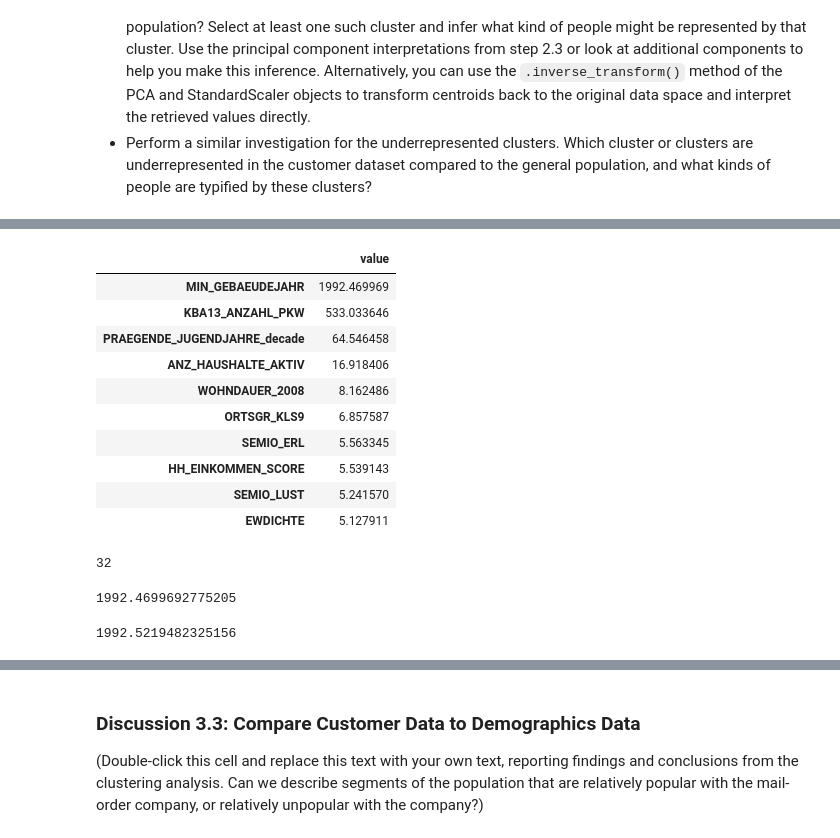
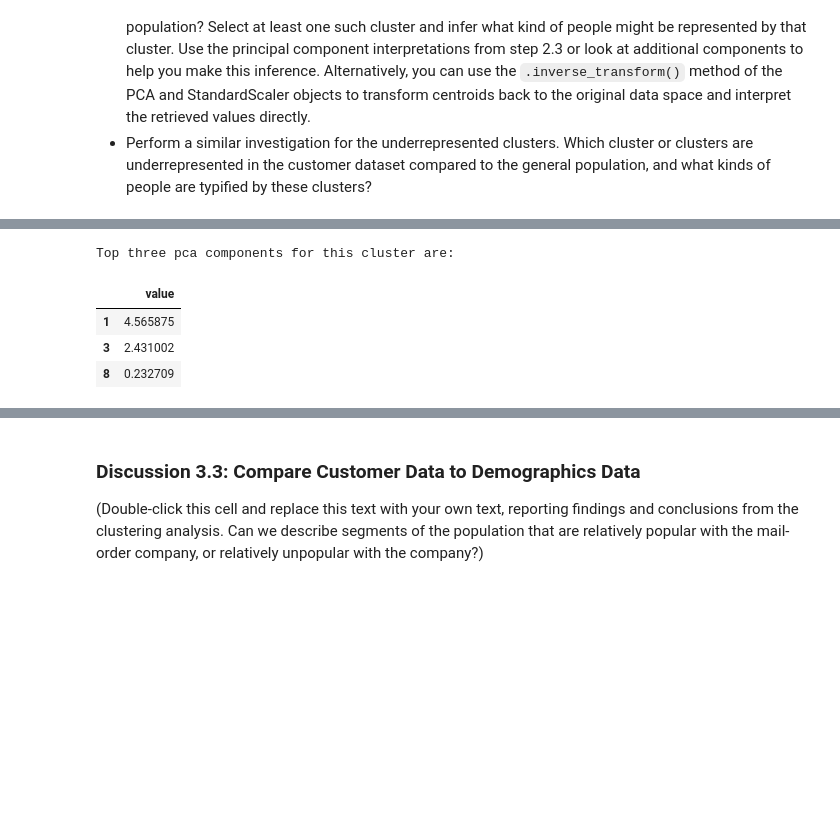
Before and after one commit to ImiGit/identify_customer_segments, a Jupyter notebook: Identify_Customer_Segments.ipynb, the cells around one changed output, grey strips where cells are left out. Drawn from its saved outputs; the diff is of its cells as text; code cells hidden in the pictures; blank space fills up the shorter version.

```diff
--- a/Identify_Customer_Segments.ipynb
+++ b/Identify_Customer_Segments.ipynb
@@ -727,7 +727,8 @@ from sklearn.impute import KNNImputer
 from sklearn.impute import SimpleImputer
 
 # First, I will make a subdataset with zero missing values in rows.
-azdias_cleaned_0Missing = azdias_cleaned[azdias_cleaned.missing_values_row == 0]
+azdias_cleaned_0Missing = azdias_cleaned[azdias_cleaned.missing_values_row == 0].copy()
+azdias_cleaned_0Missing.drop('missing_values_row', axis=1, inplace=True)
 print(f"Percentage of the data where there are no missing values is \
 {azdias_cleaned[azdias_cleaned.missing_values_row == 0].shape[0]/azdias_cleaned.shape[0]*100 :.2f}% \n")
 
@@ -739,6 +740,7 @@ print(f"Percentage of the data where there are no missing values is \
 imputer = SimpleImputer(missing_values=np.nan, strategy='most_frequent')
 azdias_cleaned_filledNaN = pd.DataFrame(imputer.fit_transform(azdias_cleaned))
 azdias_cleaned_filledNaN.columns = azdias_cleaned.columns
+azdias_cleaned_filledNaN.drop('missing_values_row', axis=1, inplace=True)
 
 azdias_cleaned_filledNaN.isna().sum().sum()
 # %% [output]
@@ -772,5 +774,5 @@ On your scaled data, you are now ready to apply dimensionality reduction techniq
 pca1 = PCA()
 pca2 = PCA()
 
-pca1.fit_transform(azdias_cleaned_0Missing_scaled);
-pca2.fit_transform(azdias_cleaned_filledNaN_scaled);
+pca1.fit(azdias_cleaned_0Missing_scaled);
+pca2.fit(azdias_cleaned_filledNaN_scaled);
@@ -869,5 +857,5 @@ With 61 components, 99.65% of total variance is achieved
 pca_32_1 = PCA(n_components=32)
 pca_32_2 = PCA(n_components=32)
 
-azdias_cleaned_0Missing_pca = pca_32_1.fit_transform(azdias_cleaned_0Missing_scaled)
-azdias_cleaned_filledNaN_pca = pca_32_2.fit_transform(azdias_cleaned_filledNaN_scaled)
+pca_32_1.fit(azdias_cleaned_0Missing_scaled)
+pca_32_2.fit(azdias_cleaned_filledNaN_scaled)
@@ -1031,7 +1021,7 @@ You've assessed and cleaned the demographics data, then scaled and transformed t
 from sklearn.cluster import KMeans
 import time
 
-azdias_cleaned_0Missing_pca = pca_32_1.fit_transform(azdias_cleaned_0Missing)
+azdias_cleaned_0Missing_pca = pca_32_1.fit_transform(azdias_cleaned_0Missing_scaled)
 score = []
 
 # Over a number of different cluster counts...
@@ -1288,31 +1293,16 @@ df.sort_values(by=['value'], ascending=False).head(10)
 # %%
 # What kinds of people are part of a cluster that is underrepresented in the
 # customer data compared to the general population?
-features = scaler2.inverse_transform(pca_32_2.inverse_transform(kmeans_6_filledNaN.cluster_centers_[0]).reshape(1,65)).T
 
-df = pd.DataFrame(features, index=customers_clean_filledNaN.columns, columns=['value'])
-df.sort_values(by=['value'], ascending=False).head(10)
+# for the subdataset with no missing values, cluster 2,3,4,5 shows underrepresentation in the customer data
+features = kmeans_10.cluster_centers_[2].reshape(32,1)
+
+df = pd.DataFrame(features, index=np.arange(1,33), columns=['value'])
+print("Top three pca components for this cluster are:")
+display(df.sort_values(by=['value'], ascending=False).head(3))
 # %% [output]
+Top three pca components for this cluster are:
 |  | value |
-| MIN_GEBAEUDEJAHR | 1992.469969 |
-| KBA13_ANZAHL_PKW | 533.033646 |
-| PRAEGENDE_JUGENDJAHRE_decade | 64.546458 |
-| ANZ_HAUSHALTE_AKTIV | 16.918406 |
-| WOHNDAUER_2008 | 8.162486 |
-| ORTSGR_KLS9 | 6.857587 |
-| SEMIO_ERL | 5.563345 |
-| HH_EINKOMMEN_SCORE | 5.539143 |
-| SEMIO_LUST | 5.241570 |
-| EWDICHTE | 5.127911 |
+| 1 | 4.565875 |
+| 3 | 2.431002 |
+| 8 | 0.232709 |
-# %%
-len(kmeans_6_filledNaN.cluster_centers_[0])
-# %% [output]
-32
-# %%
-scaler2.inverse_transform(pca_32_2.inverse_transform(kmeans_6_filledNaN.cluster_centers_[0]).reshape(1,65)).T.max()
-# %% [output]
-1992.4699692775205
-# %%
-scaler2.inverse_transform(pca_32_2.inverse_transform(kmeans_6_filledNaN.cluster_centers_[5]).reshape(1,65)).T.max()
-# %% [output]
-1992.5219482325156
```
Also changed, not shown: parts of 36 cells of this notebook.
